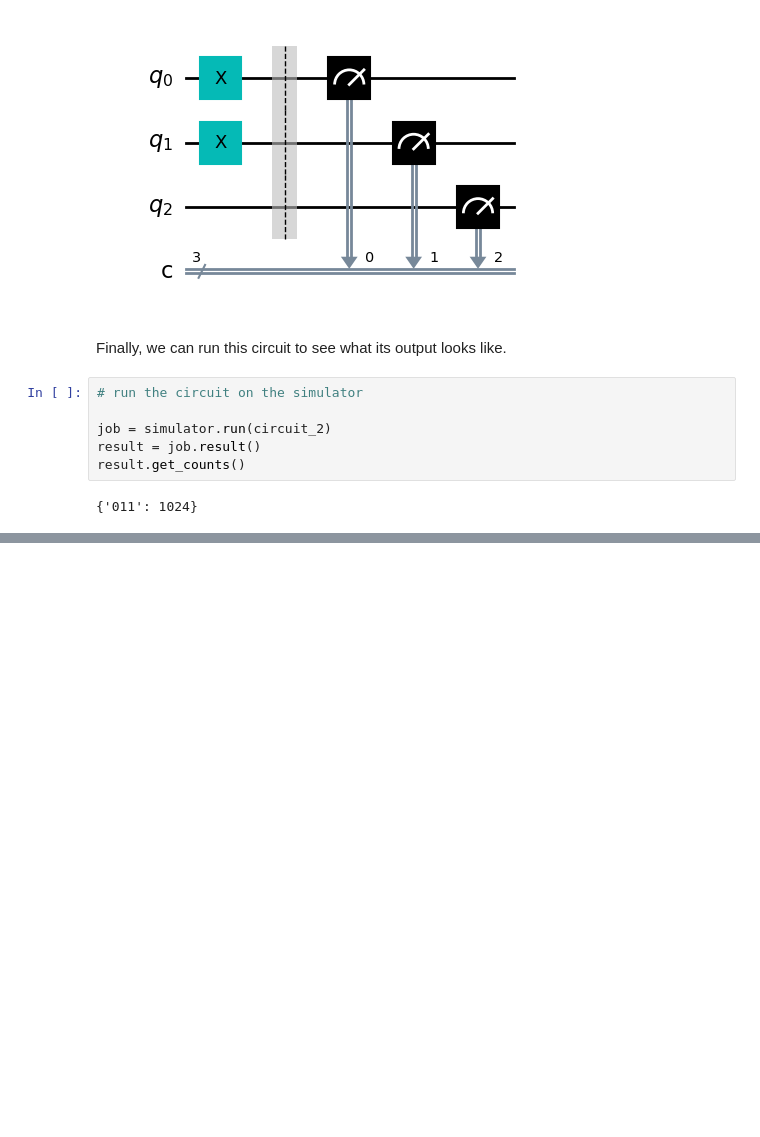
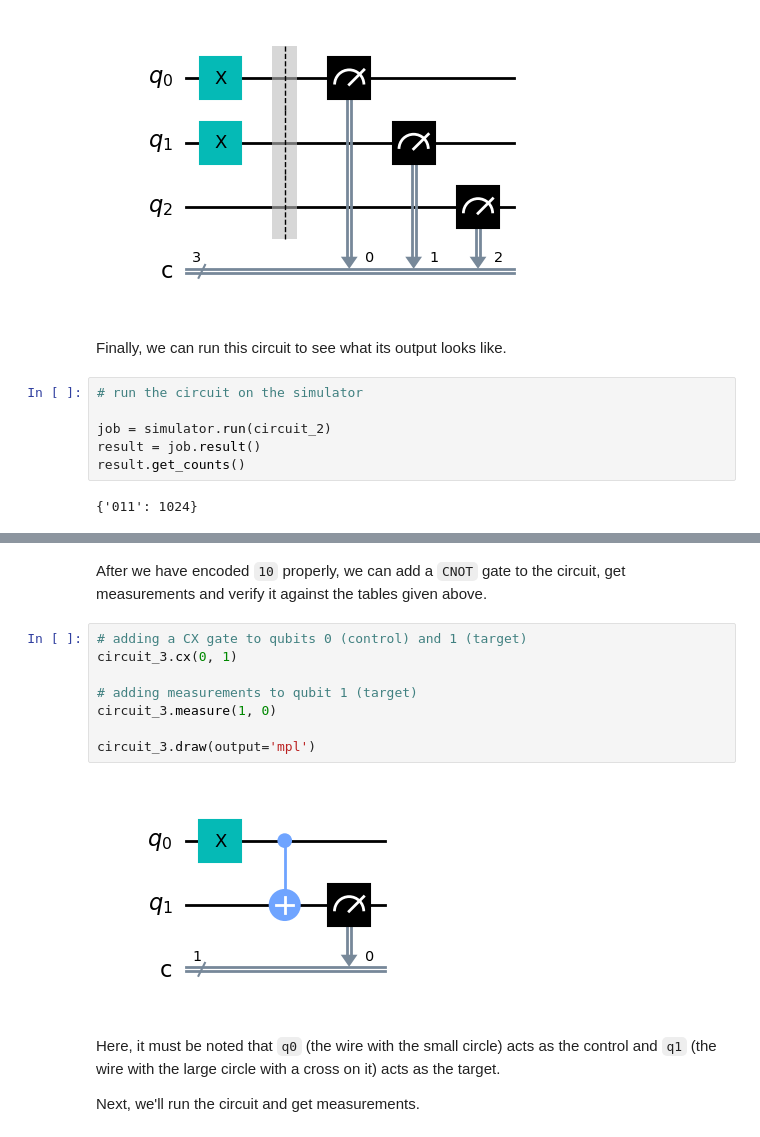
Before and after one commit to ravi-aratchige/hitchhikers-guide-to-the-quantum-realm, a Jupyter notebook: 1. Circuits and Gates.ipynb, the cells around one changed output, grey strips where cells are left out. Cells and saved outputs as stored; diff of their text form; blank space fills up the shorter version.

```diff
--- a/1. Circuits and Gates.ipynb
+++ b/1. Circuits and Gates.ipynb
@@ -140,0 +147,16 @@ Notice the similarity between these tables and the truth table for the `XOR` gat
+# %% [markdown]
+After we have encoded `10` properly, we can add a `CNOT` gate to the circuit, get measurements and verify it against the tables given above.
+# %%
+# adding a CX gate to qubits 0 (control) and 1 (target)
+circuit_3.cx(0, 1)
+
+# adding measurements to qubit 1 (target)
+circuit_3.measure(1, 0)
+
+circuit_3.draw(output='mpl')
+# %% [output]
+[figure, added]
+# %% [markdown]
+Here, it must be noted that `q0` (the wire with the small circle) acts as the control and `q1` (the wire with the large circle with a cross on it) acts as the target.
+
+Next, we'll run the circuit and get measurements.
```
Also changed, not shown: parts of 11 cells of this notebook.
